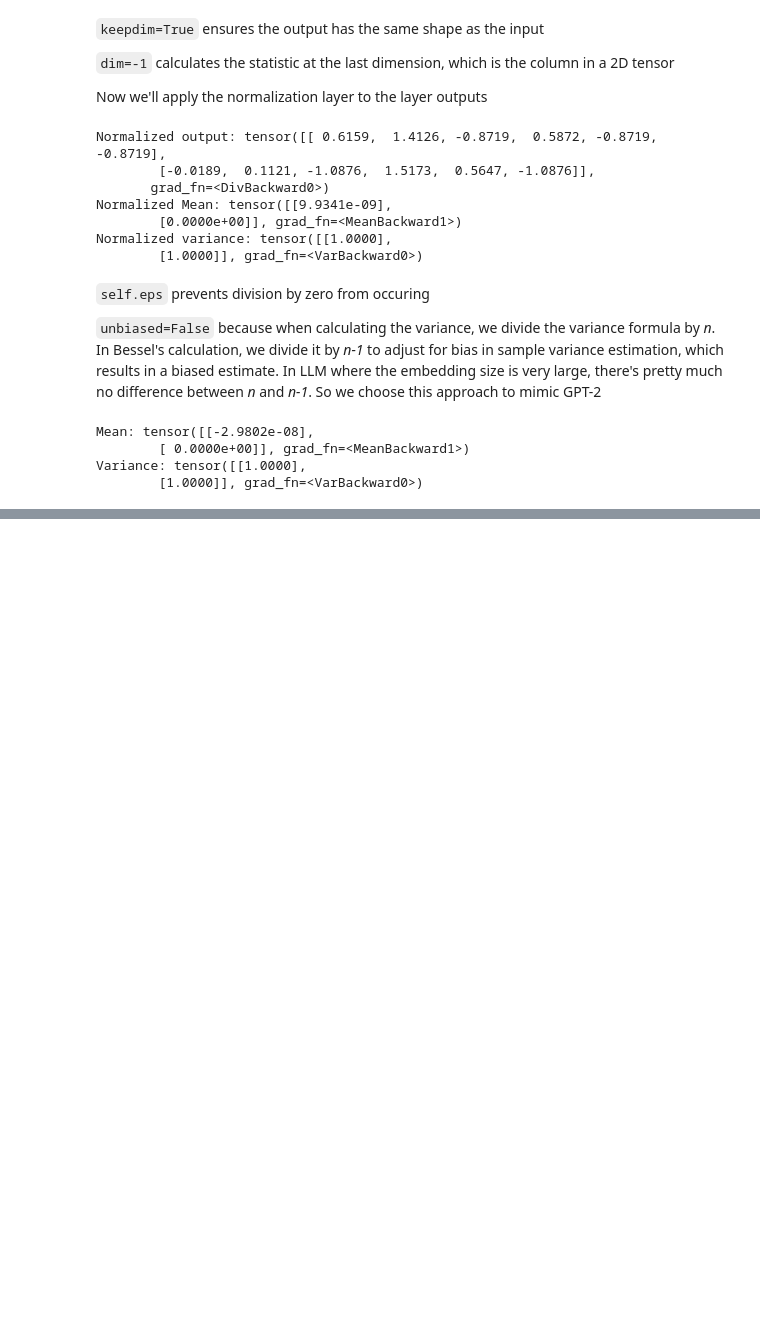
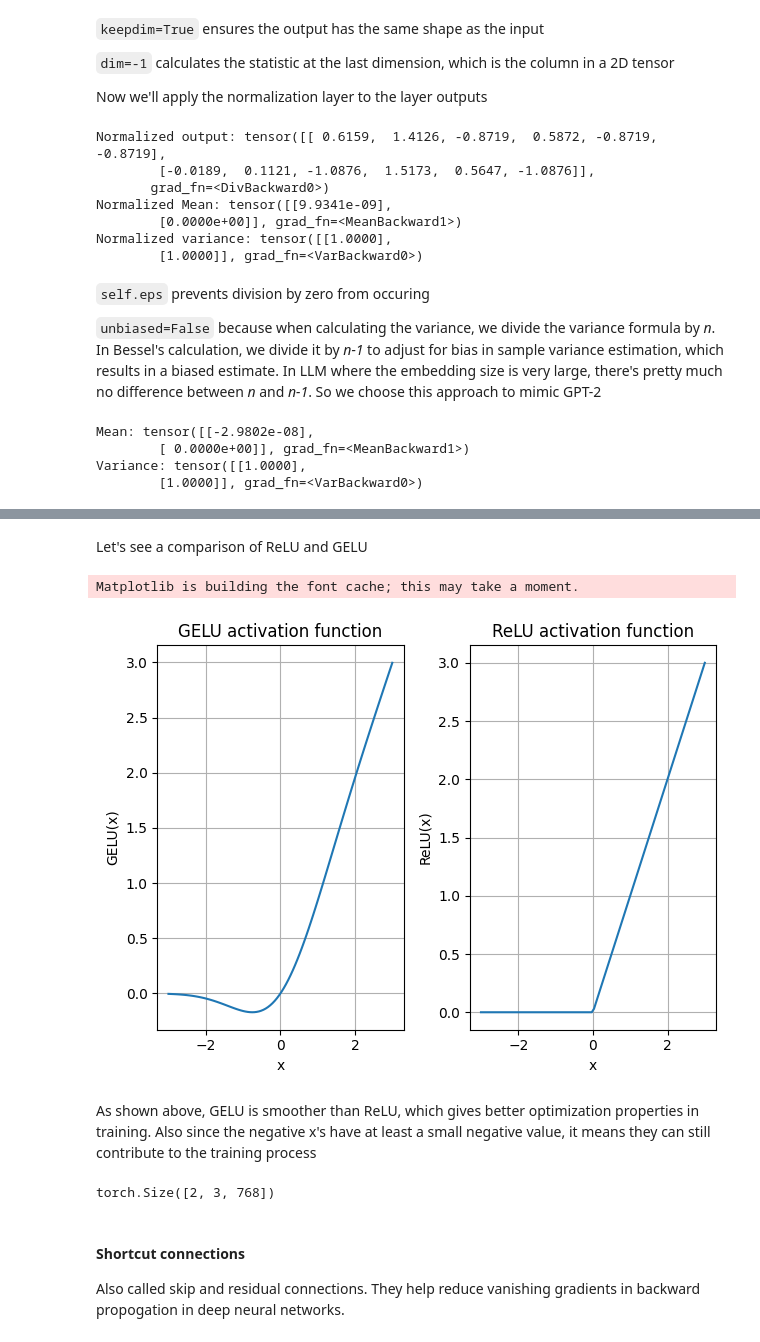
Before and after one commit to ahmadsm1/llm-from-scratch, a Jupyter notebook: implementation.ipynb, the cells around one changed output, grey strips where cells are left out. Drawn from its saved outputs; the diff is of its cells as text; code cells hidden in the pictures; blank space fills up the shorter version.

Commit message:
Added GELU activations, feed forward network and shortcut connections

```diff
--- a/implementation.ipynb
+++ b/implementation.ipynb
@@ -166,0 +175,31 @@ Variance: tensor([[1.0000],
+# %%
+class GELU(nn.Module):
+    def __init__(self):
+        super().__init__()
+
+    def forward(self, x):
+        return 0.5 * x * (1 + torch.tanh(torch.sqrt(torch.tensor(2.0/torch.pi))*(x+0.044715*torch.pow(x, 3))))
+# %% [markdown]
+Let's see a comparison of ReLU and GELU
+# %%
+import matplotlib.pyplot as plt
+gelu, relu = GELU(), nn.ReLU()
+
+x = torch.linspace(-3, 3, 100)
+y_gelu, y_relu = gelu(x), relu(x)
+# plt.figure(figsize=)
+for i, (y, label) in enumerate(zip([y_gelu, y_relu], ["GELU", "ReLU"]), 1):
+    plt.subplot(1, 2, i)
+    plt.plot(x, y)
+    plt.title(f"{label} activation function")
+    plt.xlabel("x")
+    plt.ylabel(f"{label}(x)")
+    plt.grid(True)
+
+plt.tight_layout()
+plt.show()
+# %% [output]
+Matplotlib is building the font cache; this may take a moment.
+[figure, added]
+# %% [markdown]
+As shown above, GELU is smoother than ReLU, which gives better optimization properties in training. Also since the negative x's have at least a small negative value, it means they can still contribute to the training process
@@ -166,0 +220,11 @@ Variance: tensor([[1.0000],
+# %%
+fff = FeedForward(GPT_CONFIG_124M)
+x = torch.rand(2,3,768)     # 2 samples, 3 tokens each, 768 token embedding size
+out = fff(x)
+print(out.shape)
+# %% [output]
+torch.Size([2, 3, 768])
+# %% [markdown]
+#### Shortcut connections
+
+Also called skip and residual connections. They help reduce vanishing gradients in backward propogation in deep neural networks.
```
Also changed, not shown: parts of 7 cells of this notebook.
